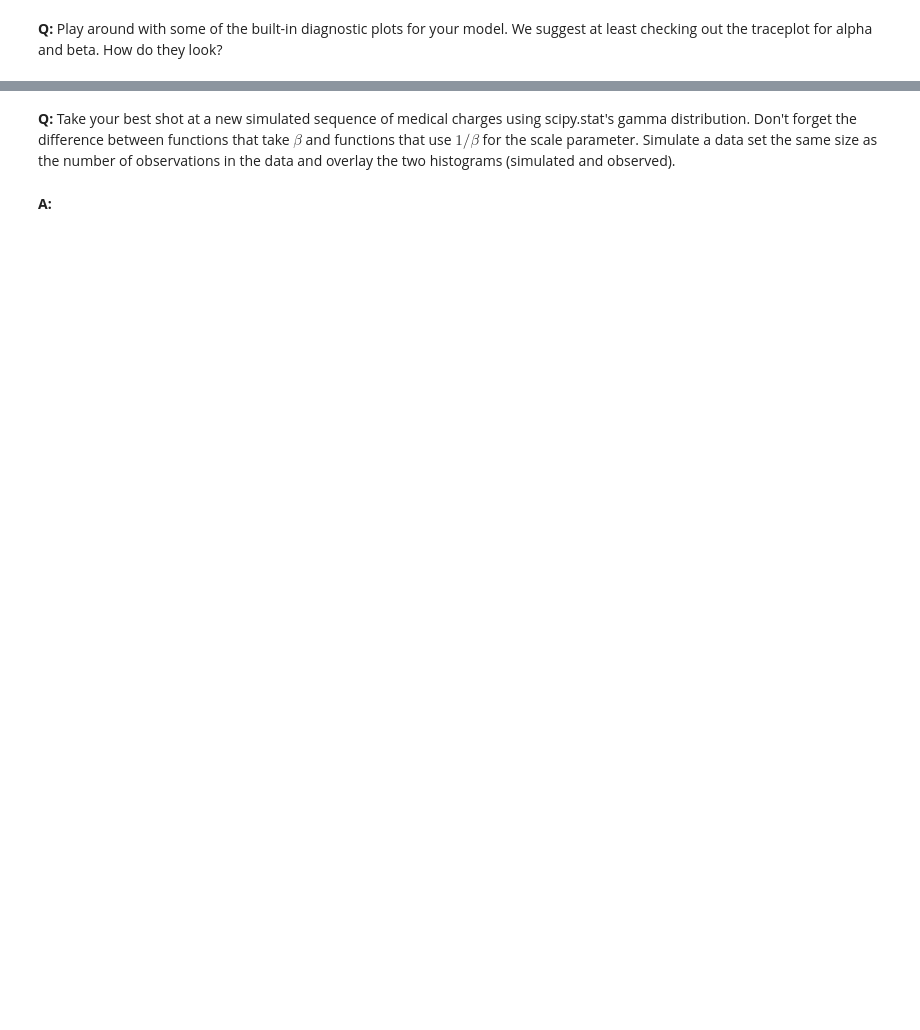
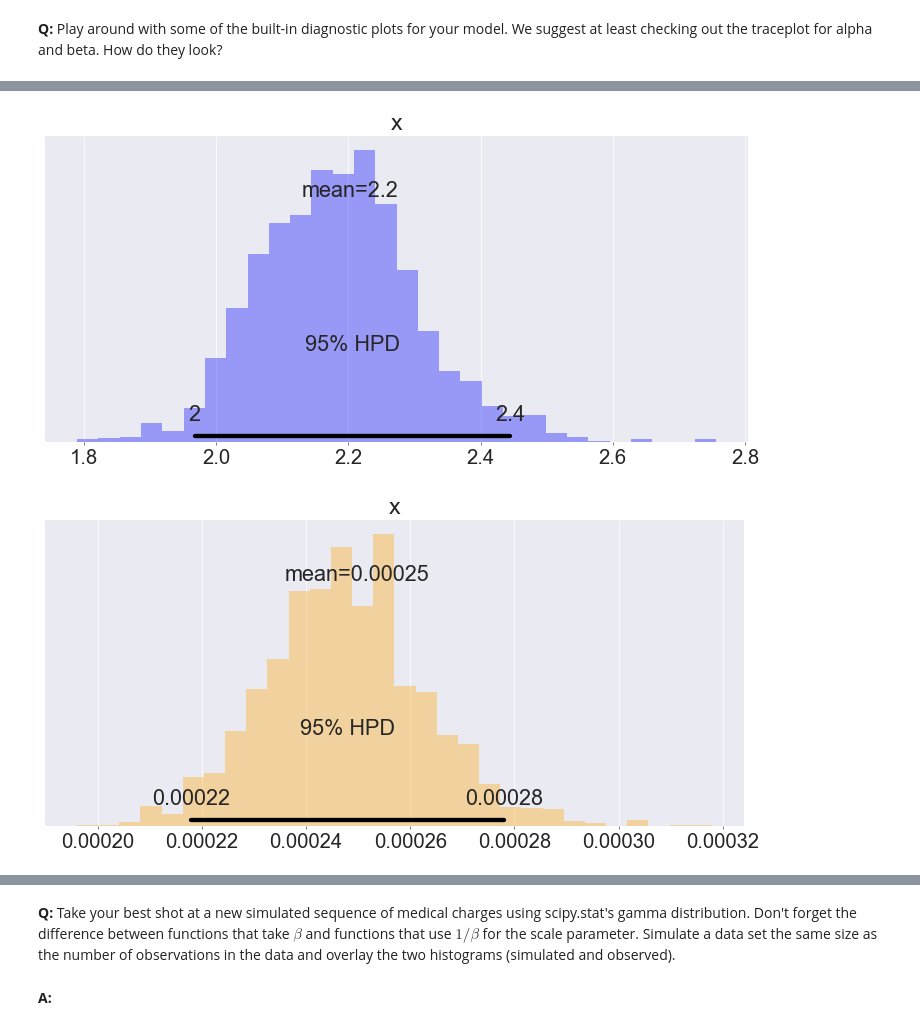
Before and after one commit to ebhtra/springboard, a Jupyter notebook: Bayesian_stats_Q6.28/inferential_statistics_3-Q.ipynb, the cells around one changed output, grey strips where cells are left out. Cells and saved outputs as stored; diff of their text form; code cells hidden in the pictures; blank space fills up the shorter version.

```diff
--- a/Bayesian_stats_Q6.28/inferential_statistics_3-Q.ipynb
+++ b/Bayesian_stats_Q6.28/inferential_statistics_3-Q.ipynb
@@ -126,0 +167,8 @@ __A:__
+# %%
+_ = pm.plots.plot_posterior(data=trace["alpha_"], credible_interval=0.95,
+                            kind='hist', bins=30, color='blue', figsize=(10, 5))
+_ = pm.plots.plot_posterior(data=trace["beta_"], credible_interval=0.95,
+                        kind='hist', bins=30, color='orange', figsize=(10, 5))
+# %% [output]
+[figure, added]
+[figure, added]
```
Also changed, not shown: parts of 14 cells of this notebook.
